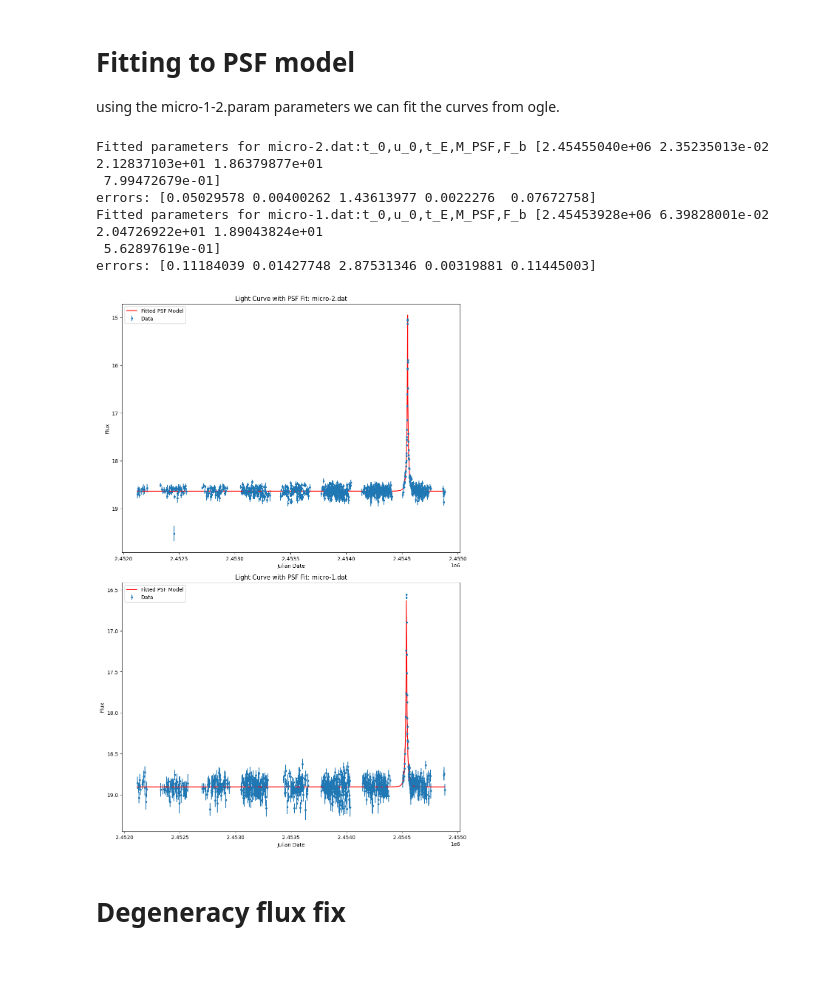
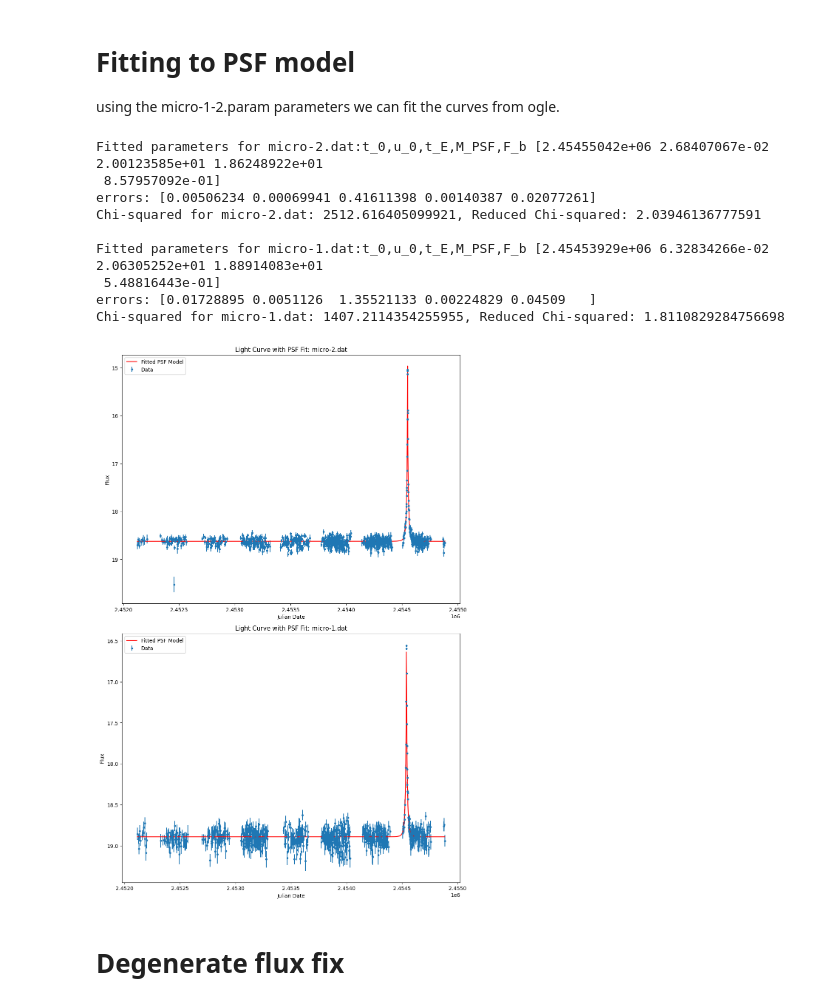
Before and after one commit to damianfrench/Physics-3rd-year-DIA-Lab, a Jupyter notebook: light_curves_scripts.ipynb, the cells around one changed output. Cells and saved outputs as stored; diff of their text form; code cells hidden in the pictures; blank space fills up the shorter version.

```diff
--- a/light_curves_scripts.ipynb
+++ b/light_curves_scripts.ipynb
@@ -12,8 +12,8 @@ def getting_light_curves(path="light_curves/object_light_curves_old/"):
 
     return dfs
 
-def plotting_light_curves(ax,df,name,color):
-    ax.errorbar(df['Julian_Date'], -df['Flux'], yerr=df['Error'], fmt='.',color=color, label=name)
+def plotting_light_curves(ax,df,name,color,error_multiplier=1):
+    ax.errorbar(df['Julian_Date'], df['Flux'], yerr=error_multiplier*df['Error'], fmt='.',color=color, label=name)
     ax.set_title(f'Light Curve: {name}')
     ax.set_xlabel('Julian Date')
     ax.set_ylabel('Flux')
@@ -71,46 +71,59 @@ def getting_light_curves_2(path="light_curves/object_light_curves/"):
     files = glob.glob(path+"*.dat")
     dfs = {os.path.basename(f): pd.read_csv(f, delim_whitespace=True, header=None).drop(columns=[3,4]).rename(columns={0:'Julian_Date',1:'Flux',2:'Error'}) for f in files}
     return dfs
+
+
+def chi_squared(observed, expected, error):
+    return np.sum(((observed - expected) / error) ** 2)
 
 dfs=getting_light_curves_2('ogle_light_curves/')
 fig,ax=plt.subplots(2,figsize=(10,15),layout='constrained')
 p_0=[[
     2454550.424,     # t_0: event time ~ middle of dataset
     0.027,                          # u_0: impact parameter, small but >0
     37.270,                           # t_E: Einstein radius crossing time (days)
     18.791,  # F_s: source flux
     0.124        # F_b: blended flux
 ],
 [
     2454539.289,     # t_0: event time ~ middle of dataset
     0.063,                          # u_0: impact parameter, small but >0
     15.823,                           # t_E: Einstein radius crossing time (days)
     19.543,  # F_s: source flux
     0.451        # F_b: blended flux
 ]]
 for i,(name,df) in enumerate(dfs.items()):
     p0=p_0[i]
     try:
         ax[i].yaxis.set_inverted(True)
         t_fit = np.linspace(df['Julian_Date'].min(), df['Julian_Date'].max(), 1000)
-        popt, pcov = curve_fit(PSF, df['Julian_Date'], df['Flux'], p0=p0)
+        popt, pcov = curve_fit(PSF, df['Julian_Date'], df['Flux'], p0=p0,sigma=df['Error'], absolute_sigma=True, maxfev=10000)
         ax[i].errorbar(df['Julian_Date'], df['Flux'], yerr=df['Error'], fmt='.', label='Data')
         ax[i].plot(t_fit, PSF(t_fit, *popt), 'r-', label='Fitted PSF Model')
         ax[i].set_title(f'Light Curve with PSF Fit: {name}')
         ax[i].set_xlabel('Julian Date')
         ax[i].set_ylabel('Flux')
         ax[i].legend()
         print(f"Fitted parameters for {name}:t_0,u_0,t_E,M_PSF,F_b {popt}")
         print('errors:', np.sqrt(np.diag(pcov)))
+        chi_squared_total=0
+        for j in df.index:
+            chi = chi_squared(df['Flux'][j], PSF(df['Julian_Date'][j], *popt), df['Error'][j])
+            chi_squared_total += chi
+        print(f"Chi-squared for {name}: {chi_squared_total}, Reduced Chi-squared: {chi_squared_total / (len(df) - len(popt))}\n")
+
     except RuntimeError as e:
         print(f"Could not fit data for {name}: {e}")
 # %% [output]
-Fitted parameters for micro-2.dat:t_0,u_0,t_E,M_PSF,F_b [2.45455040e+06 2.35235013e-02 2.12837103e+01 1.86379877e+01
- 7.99472679e-01]
-errors: [0.05029578 0.00400262 1.43613977 0.0022276  0.07672758]
-Fitted parameters for micro-1.dat:t_0,u_0,t_E,M_PSF,F_b [2.45453928e+06 6.39828001e-02 2.04726922e+01 1.89043824e+01
- 5.62897619e-01]
-errors: [0.11184039 0.01427748 2.87531346 0.00319881 0.11445003]
+Fitted parameters for micro-2.dat:t_0,u_0,t_E,M_PSF,F_b [2.45455042e+06 2.68407067e-02 2.00123585e+01 1.86248922e+01
+ 8.57957092e-01]
+errors: [0.00506234 0.00069941 0.41611398 0.00140387 0.02077261]
+Chi-squared for micro-2.dat: 2512.616405099921, Reduced Chi-squared: 2.03946136777591
+
+Fitted parameters for micro-1.dat:t_0,u_0,t_E,M_PSF,F_b [2.45453929e+06 6.32834266e-02 2.06305252e+01 1.88914083e+01
+ 5.48816443e-01]
+errors: [0.01728895 0.0051126  1.35521133 0.00224829 0.04509   ]
+Chi-squared for micro-1.dat: 1407.2114354255955, Reduced Chi-squared: 1.8110829284756698
-[figure, old version]
+[figure, new version]
 # %% [markdown]
-# Degeneracy flux fix
+# Degenerate flux fix
```
Also changed, not shown: parts of 5 cells of this notebook.
